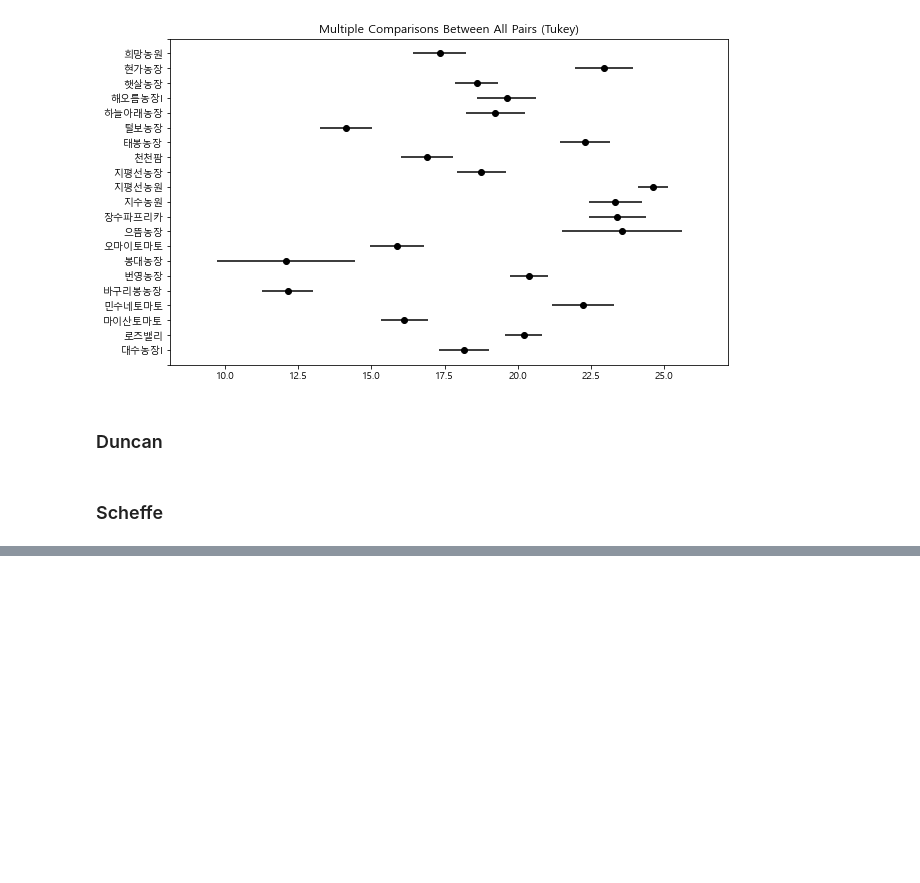
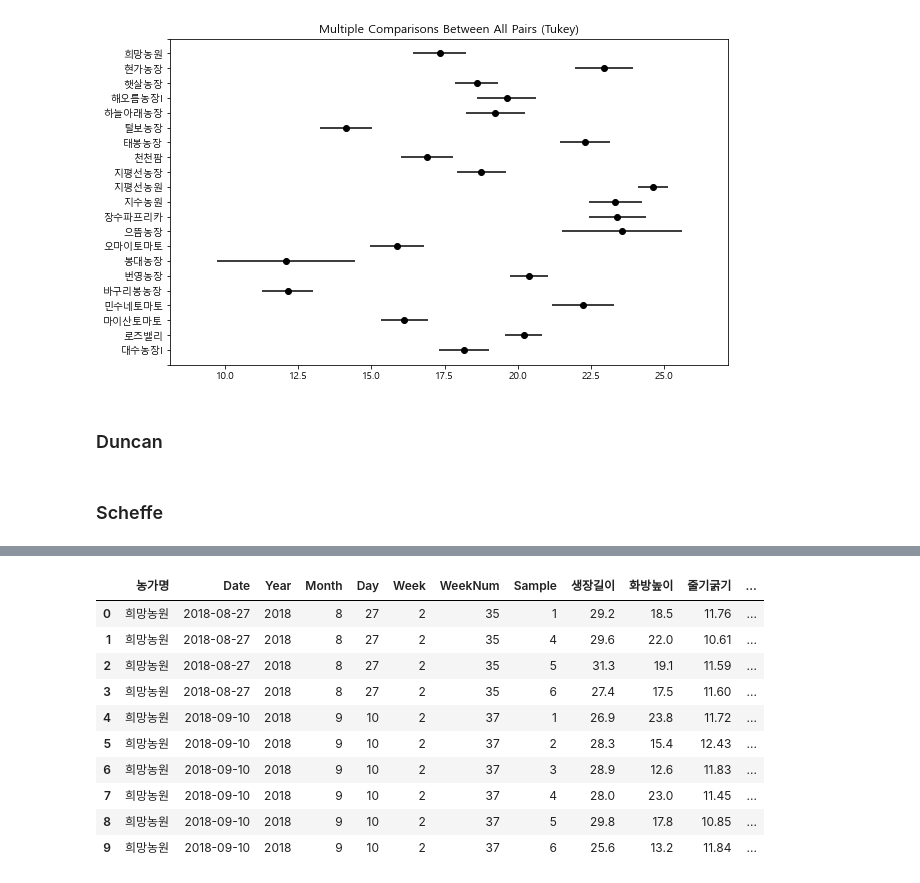
Before and after one commit to meucham11/nong_intern, a Jupyter notebook: 생육_농가별비교.ipynb, the cells around one changed output, grey strips where cells are left out. Saved outputs shown, nothing was run; the diff lists cells and outputs as text; code cells hidden in the pictures; blank space fills up the shorter version.

```diff
--- a/생육_농가별비교.ipynb
+++ b/생육_농가별비교.ipynb
@@ -201,0 +270,17 @@ fig = posthoc.plot_simultaneous()
+# %%
+sang_data=sang_data[~sang_data['생장길이'].isnull()]
+sang_data=sang_data.reset_index(drop=True)
+# %%
+sang_data.head(100)
+# %% [output]
+|  | 농가명 | Date | Year | Month | Day | Week | WeekNum | Sample | 생장길이 | 화방높이 | 줄기굵기 | ... |
+| 0 | 희망농원 | 2018-08-27 | 2018 | 8 | 27 | 2 | 35 | 1 | 29.2 | 18.5 | 11.76 | ... |
+| 1 | 희망농원 | 2018-08-27 | 2018 | 8 | 27 | 2 | 35 | 4 | 29.6 | 22.0 | 10.61 | ... |
+| 2 | 희망농원 | 2018-08-27 | 2018 | 8 | 27 | 2 | 35 | 5 | 31.3 | 19.1 | 11.59 | ... |
+| 3 | 희망농원 | 2018-08-27 | 2018 | 8 | 27 | 2 | 35 | 6 | 27.4 | 17.5 | 11.60 | ... |
+| 4 | 희망농원 | 2018-09-10 | 2018 | 9 | 10 | 2 | 37 | 1 | 26.9 | 23.8 | 11.72 | ... |
+| 5 | 희망농원 | 2018-09-10 | 2018 | 9 | 10 | 2 | 37 | 2 | 28.3 | 15.4 | 12.43 | ... |
+| 6 | 희망농원 | 2018-09-10 | 2018 | 9 | 10 | 2 | 37 | 3 | 28.9 | 12.6 | 11.83 | ... |
+| 7 | 희망농원 | 2018-09-10 | 2018 | 9 | 10 | 2 | 37 | 4 | 28.0 | 23.0 | 11.45 | ... |
+| 8 | 희망농원 | 2018-09-10 | 2018 | 9 | 10 | 2 | 37 | 5 | 29.8 | 17.8 | 10.85 | ... |
+| 9 | 희망농원 | 2018-09-10 | 2018 | 9 | 10 | 2 | 37 | 6 | 25.6 | 13.2 | 11.84 | ... |
```
Also changed, not shown: parts of 11 cells of this notebook.
